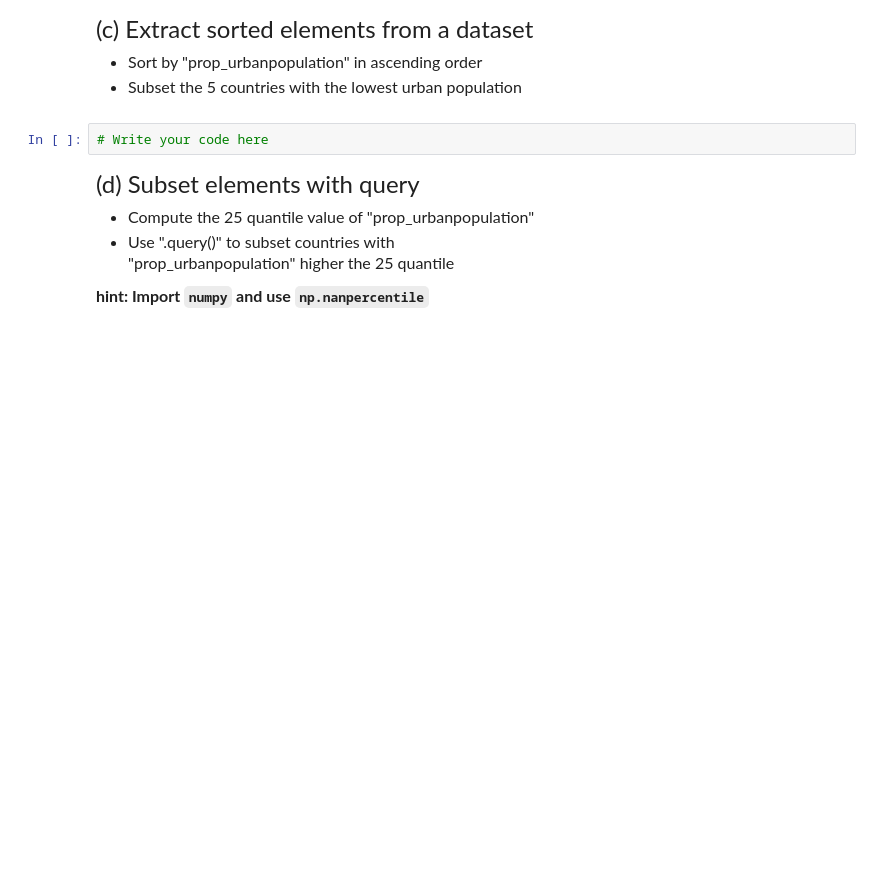
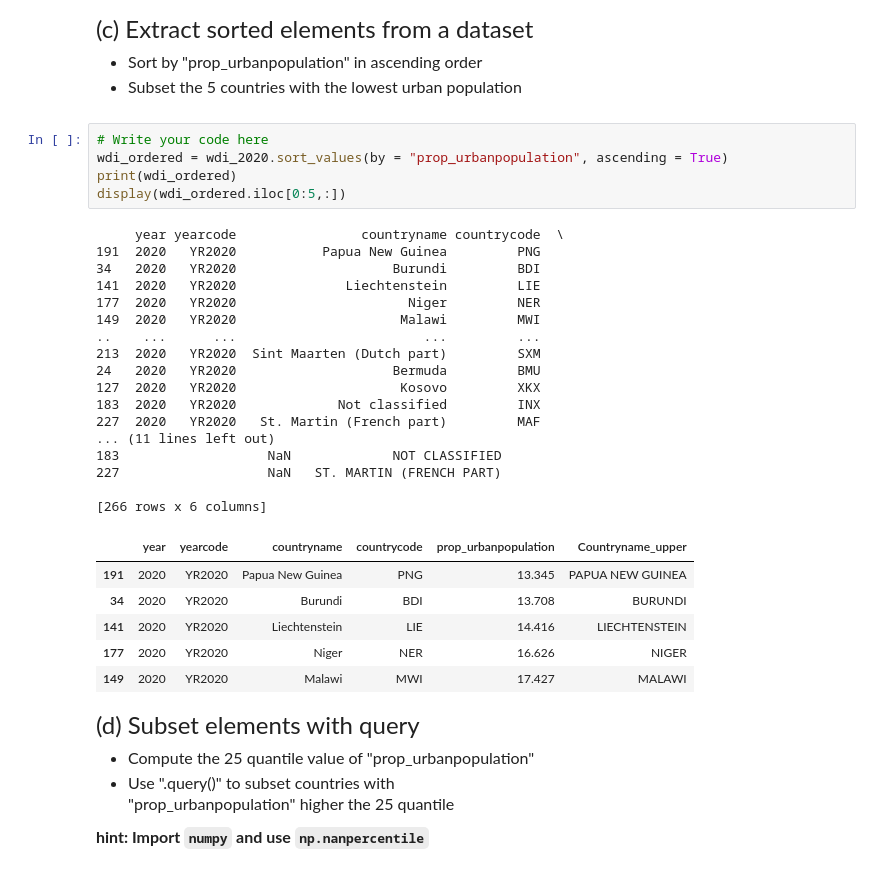
Before and after one commit to howiebrown/qtm151_fall_2023, a Jupyter notebook: assingments/assignment6/assignment6.ipynb, the cells around one changed output. Drawn from its saved outputs; the diff is of its cells as text; blank space fills up the shorter version.

```diff
--- a/assingments/assignment6/assignment6.ipynb
+++ b/assingments/assignment6/assignment6.ipynb
@@ -84,8 +121,35 @@ that converts "countryname" to upper case.
 
 - Sort by "prop_urbanpopulation" in ascending order
 - Subset the 5 countries with the lowest urban population
-# %%
-# Write your code here
+# %%
+# Write your code here
+wdi_ordered = wdi_2020.sort_values(by = "prop_urbanpopulation", ascending = True)
+print(wdi_ordered)
+display(wdi_ordered.iloc[0:5,:])
+# %% [output]
+     year yearcode                countryname countrycode  \
+191  2020   YR2020           Papua New Guinea         PNG
+34   2020   YR2020                    Burundi         BDI
+141  2020   YR2020              Liechtenstein         LIE
+177  2020   YR2020                      Niger         NER
+149  2020   YR2020                     Malawi         MWI
+..    ...      ...                        ...         ...
+213  2020   YR2020  Sint Maarten (Dutch part)         SXM
+24   2020   YR2020                    Bermuda         BMU
+127  2020   YR2020                     Kosovo         XKX
+183  2020   YR2020             Not classified         INX
+227  2020   YR2020   St. Martin (French part)         MAF
+... (11 lines left out)
+183                   NaN             NOT CLASSIFIED
+227                   NaN   ST. MARTIN (FRENCH PART)
+
+[266 rows x 6 columns]
+|  | year | yearcode | countryname | countrycode | prop_urbanpopulation | Countryname_upper |
+| 191 | 2020 | YR2020 | Papua New Guinea | PNG | 13.345 | PAPUA NEW GUINEA |
+| 34 | 2020 | YR2020 | Burundi | BDI | 13.708 | BURUNDI |
+| 141 | 2020 | YR2020 | Liechtenstein | LIE | 14.416 | LIECHTENSTEIN |
+| 177 | 2020 | YR2020 | Niger | NER | 16.626 | NIGER |
+| 149 | 2020 | YR2020 | Malawi | MWI | 17.427 | MALAWI |
 # %% [markdown]
 <font size = "5">
 
```
Also changed, not shown: parts of 9 cells of this notebook, 1 other file.
